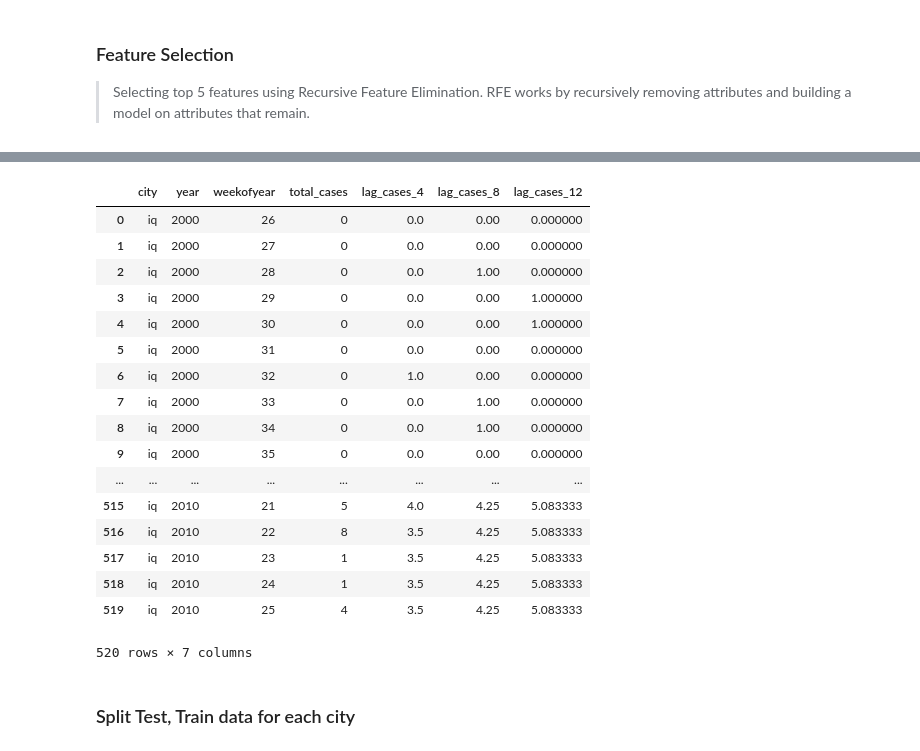
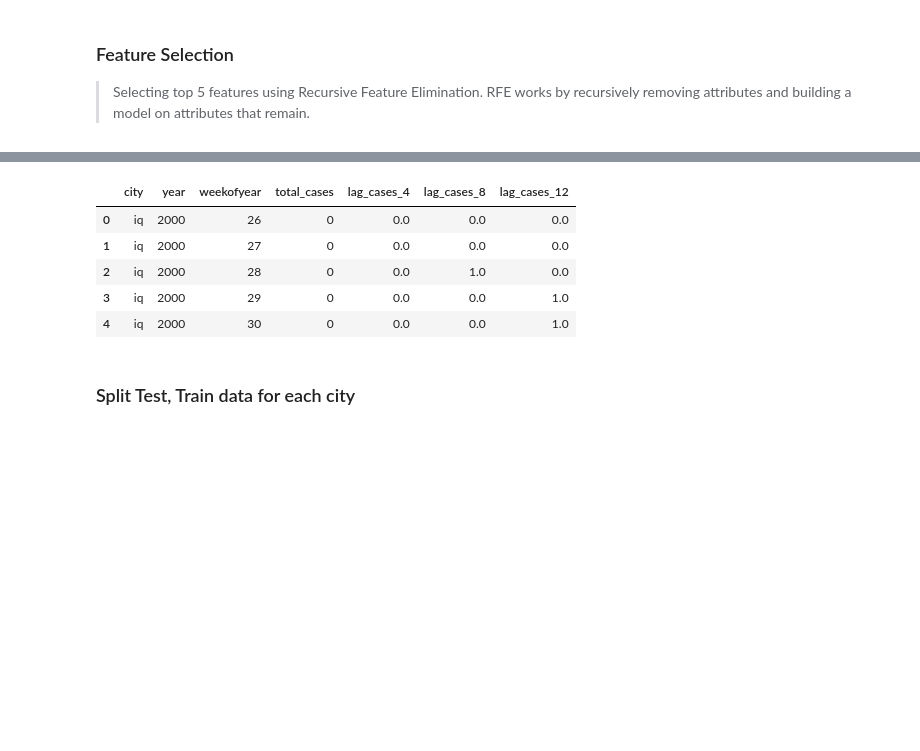
Before and after one commit to info370a-au18/a4-sauravkh, a Jupyter notebook: Predict_Dengue.ipynb, the cells around one changed output, grey strips where cells are left out. Cells and saved outputs as stored; diff of their text form; code cells hidden in the pictures; blank space fills up the shorter version.

```diff
--- a/Predict_Dengue.ipynb
+++ b/Predict_Dengue.ipynb
@@ -165,26 +288,14 @@ features_by_city[1] = best_features[1]
 final_features_by_city[0] = final_features_by_city[0][best_feature_names[0]]
 final_features_by_city[1] = final_features_by_city[1][best_feature_names[1]]
 # %%
-labels_by_city[0]
+labels_by_city[0].head()
 # %% [output]
 |  | city | year | weekofyear | total_cases | lag_cases_4 | lag_cases_8 | lag_cases_12 |
-| 0 | iq | 2000 | 26 | 0 | 0.0 | 0.00 | 0.000000 |
-| 1 | iq | 2000 | 27 | 0 | 0.0 | 0.00 | 0.000000 |
-| 2 | iq | 2000 | 28 | 0 | 0.0 | 1.00 | 0.000000 |
-| 3 | iq | 2000 | 29 | 0 | 0.0 | 0.00 | 1.000000 |
-| 4 | iq | 2000 | 30 | 0 | 0.0 | 0.00 | 1.000000 |
-| 5 | iq | 2000 | 31 | 0 | 0.0 | 0.00 | 0.000000 |
-| 6 | iq | 2000 | 32 | 0 | 1.0 | 0.00 | 0.000000 |
-| 7 | iq | 2000 | 33 | 0 | 0.0 | 1.00 | 0.000000 |
-| 8 | iq | 2000 | 34 | 0 | 0.0 | 1.00 | 0.000000 |
-| 9 | iq | 2000 | 35 | 0 | 0.0 | 0.00 | 0.000000 |
-| ... | ... | ... | ... | ... | ... | ... | ... |
-| 515 | iq | 2010 | 21 | 5 | 4.0 | 4.25 | 5.083333 |
-| 516 | iq | 2010 | 22 | 8 | 3.5 | 4.25 | 5.083333 |
-| 517 | iq | 2010 | 23 | 1 | 3.5 | 4.25 | 5.083333 |
-| 518 | iq | 2010 | 24 | 1 | 3.5 | 4.25 | 5.083333 |
-| 519 | iq | 2010 | 25 | 4 | 3.5 | 4.25 | 5.083333 |
+| 0 | iq | 2000 | 26 | 0 | 0.0 | 0.0 | 0.0 |
+| 1 | iq | 2000 | 27 | 0 | 0.0 | 0.0 | 0.0 |
+| 2 | iq | 2000 | 28 | 0 | 0.0 | 1.0 | 0.0 |
+| 3 | iq | 2000 | 29 | 0 | 0.0 | 0.0 | 1.0 |
+| 4 | iq | 2000 | 30 | 0 | 0.0 | 0.0 | 1.0 |
-520 rows × 7 columns
 # %% [markdown]
 ### Split Test, Train data for each city
 # %%
```
Also changed, not shown: parts of 21 cells of this notebook, 3 other files.
